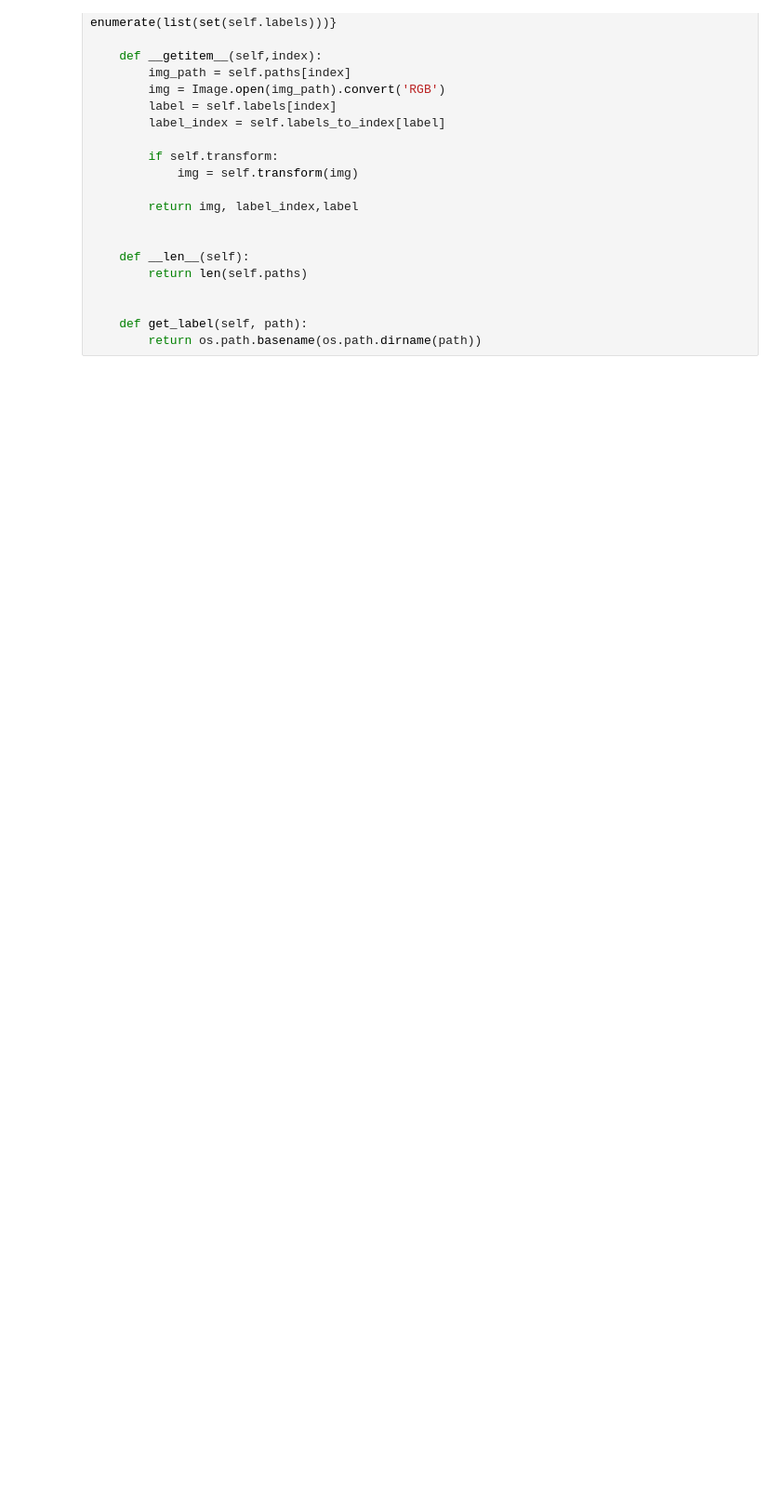
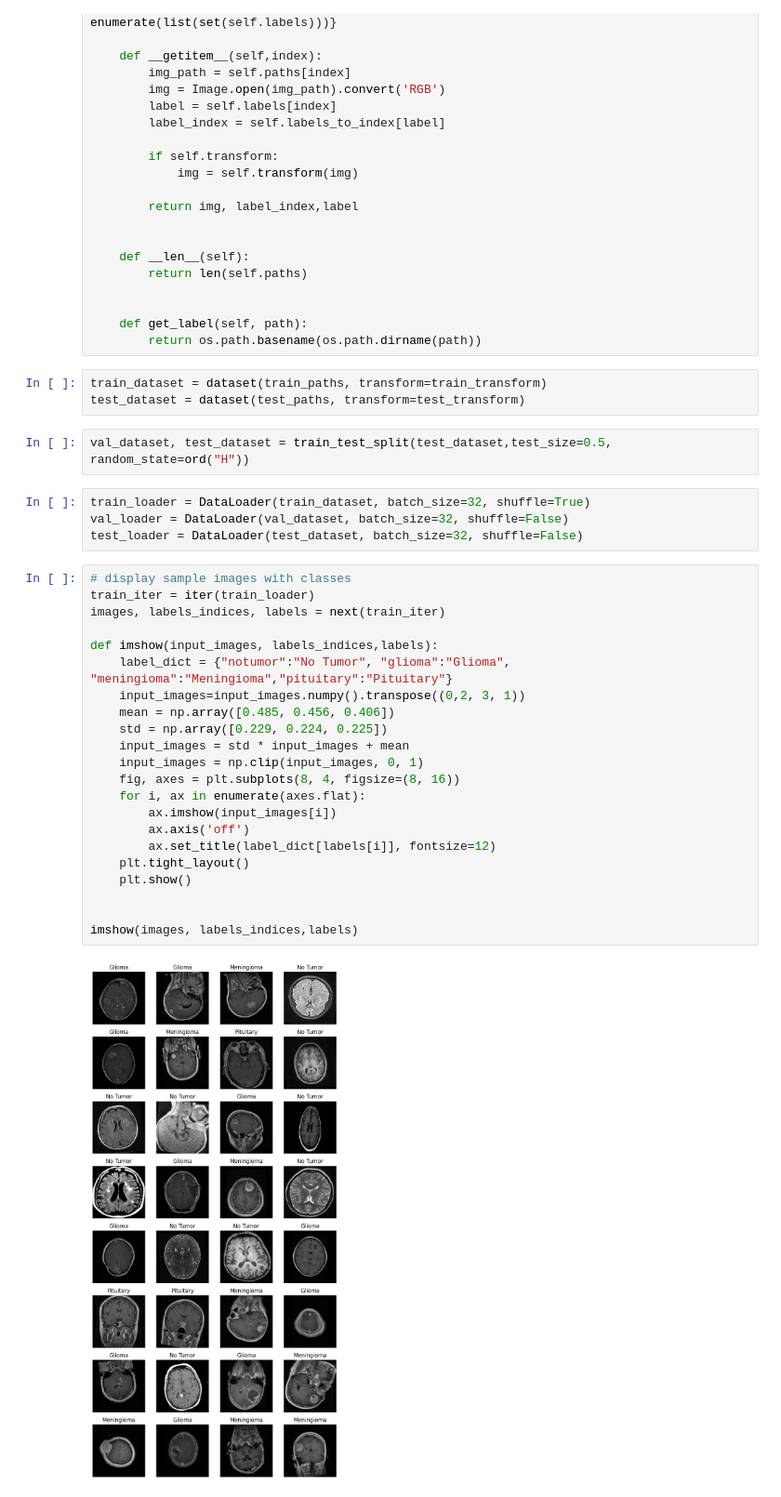
Before and after one commit to phuongth1910/FL-NH, a Jupyter notebook: kaggle.ipynb, the cells around one changed output. Shown at 93% size. Cells and saved outputs as stored; diff of their text form; blank space fills up the shorter version.

```diff
--- a/kaggle.ipynb
+++ b/kaggle.ipynb
@@ -74,4 +74,37 @@ class dataset(Dataset):
 
     def get_label(self, path):
         return os.path.basename(os.path.dirname(path))
+# %%
+train_dataset = dataset(train_paths, transform=train_transform)
+test_dataset = dataset(test_paths, transform=test_transform)
+# %%
+val_dataset, test_dataset = train_test_split(test_dataset,test_size=0.5, random_state=ord("H"))
+# %%
+train_loader = DataLoader(train_dataset, batch_size=32, shuffle=True)
+val_loader = DataLoader(val_dataset, batch_size=32, shuffle=False)
+test_loader = DataLoader(test_dataset, batch_size=32, shuffle=False)
+# %%
+# display sample images with classes
+train_iter = iter(train_loader)
+images, labels_indices, labels = next(train_iter)
+
+def imshow(input_images, labels_indices,labels):
+    label_dict = {"notumor":"No Tumor", "glioma":"Glioma", "meningioma":"Meningioma","pituitary":"Pituitary"}
+    input_images=input_images.numpy().transpose((0,2, 3, 1))
+    mean = np.array([0.485, 0.456, 0.406])
+    std = np.array([0.229, 0.224, 0.225])
+    input_images = std * input_images + mean
+    input_images = np.clip(input_images, 0, 1)
+    fig, axes = plt.subplots(8, 4, figsize=(8, 16))
+    for i, ax in enumerate(axes.flat):
+        ax.imshow(input_images[i])
+        ax.axis('off')
+        ax.set_title(label_dict[labels[i]], fontsize=12)
+    plt.tight_layout()
+    plt.show()
+
+
+imshow(images, labels_indices,labels)
+# %% [output]
+[figure, added]
 # %%
```
Also changed, not shown: parts of 18 cells of this notebook, 14 other files.
